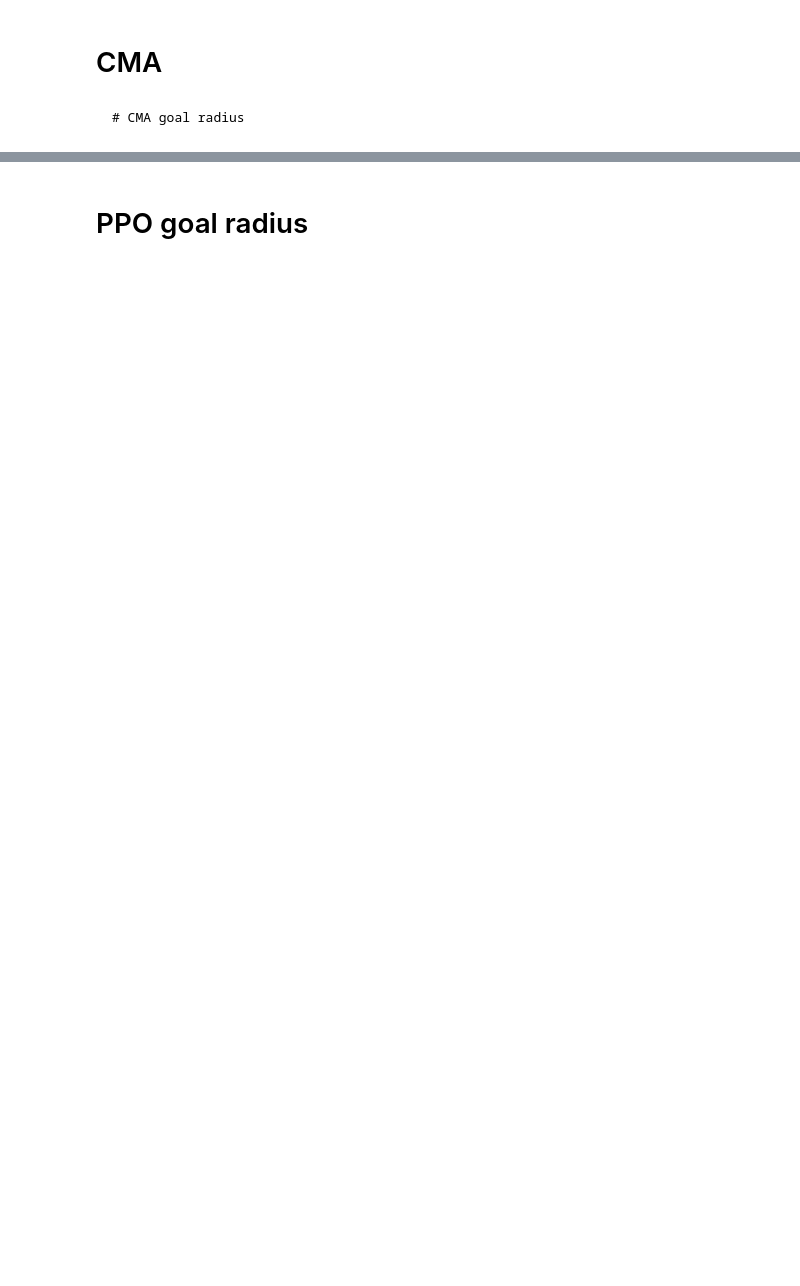
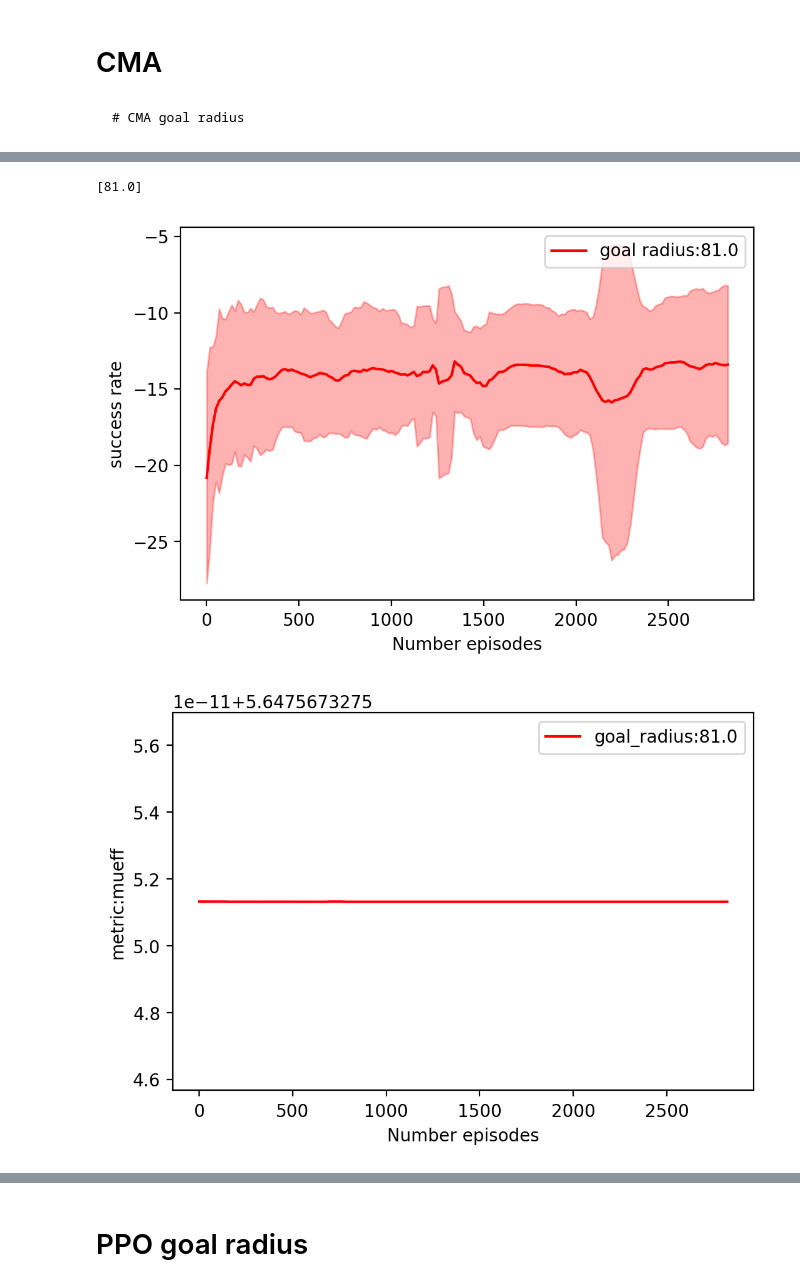
Before and after one commit to lagrassa/baselines, a Jupyter notebook: plotting.ipynb, the cells around one changed output, grey strips where cells are left out. Saved outputs shown, nothing was run; the diff lists cells and outputs as text; code cells hidden in the pictures; blank space fills up the shorter version.

```diff
--- a/plotting.ipynb
+++ b/plotting.ipynb
@@ -122,0 +169,34 @@ params['obs_noise_std']=0.0
+# %%
+params_stir = {
+    'env_name':'StirEnv-v0',
+    'alg':'cma',
+    'exp_name':'AL74',#'AL59i',
+    'obs_noise_std':0.0,
+    'action_noise_std':0.0,
+    'goal_radius':81.0,
+    'rew_noise_std':0.0
+}
+params_fr = {
+    'env_name':'FetchReach-v1',
+    'alg':'cma',
+    'exp_name':'AL74',#'AL69',
+    'obs_noise_std':0.0,
+    'action_noise_std':0.0,
+    'goal_radius':0.05,
+    'rew_noise_std':0.0
+}
+params_scoop = {
+    'env_name':'ScoopEnv-v0',
+    'alg':'cma',
+    'exp_name':'AL76',#'AL69',
+    'obs_noise_std':0.0,
+    'action_noise_std':0.0,
+    'goal_radius':0.2,
+    'rew_noise_std':0.0
+}
+cutoff=None #20000//17
+data_cutoff = 4
+# %% [output]
+[81.0]
+[figure, added]
+[figure, added]
```
Also changed, not shown: parts of 25 cells of this notebook, 7 other files.
